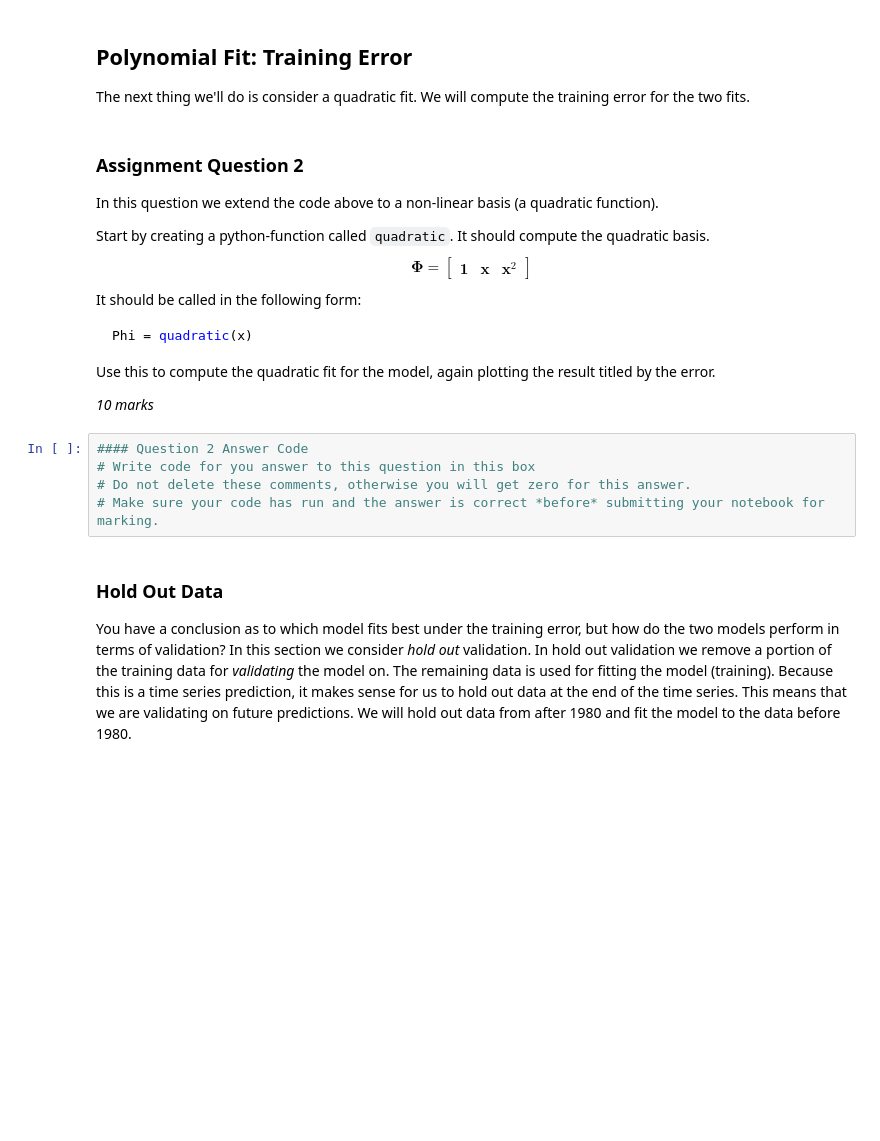
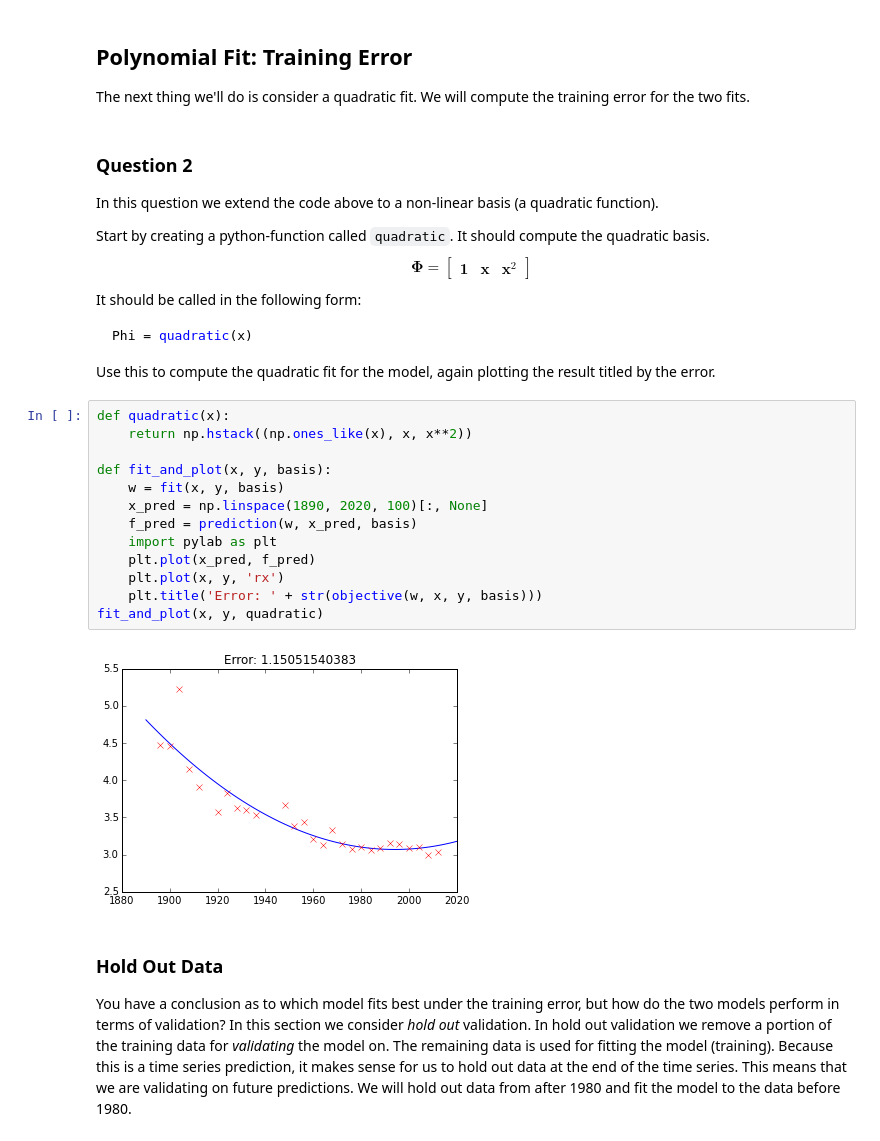
Before and after one commit to gpschool/dss15, a Jupyter notebook: model validation.ipynb, the cells around one changed output. Cells and saved outputs as stored; diff of their text form; blank space fills up the shorter version.

````diff
--- a/model validation.ipynb
+++ b/model validation.ipynb
@@ -133,7 +175,7 @@ Fit a linear model to the olympic data using these functions and plot the result
 
 The next thing we'll do is consider a quadratic fit. We will compute the training error for the two fits.
 # %% [markdown]
-### Assignment Question 2
+### Question 2
 
 In this question we extend the code above to a non-linear basis (a quadratic function).
 
@@ -144,13 +186,21 @@ It should be called in the following form:
 Phi = quadratic(x)
 ```
 Use this to compute the quadratic fit for the model, again plotting the result titled by the error.
-
-*10 marks*
-# %%
-#### Question 2 Answer Code
-# Write code for you answer to this question in this box
-# Do not delete these comments, otherwise you will get zero for this answer.
-# Make sure your code has run and the answer is correct *before* submitting your notebook for marking.
+# %%
+def quadratic(x):
+    return np.hstack((np.ones_like(x), x, x**2))
+
+def fit_and_plot(x, y, basis):
+    w = fit(x, y, basis)
+    x_pred = np.linspace(1890, 2020, 100)[:, None]
+    f_pred = prediction(w, x_pred, basis)
+    import pylab as plt
+    plt.plot(x_pred, f_pred)
+    plt.plot(x, y, 'rx')
+    plt.title('Error: ' + str(objective(w, x, y, basis)))
+fit_and_plot(x, y, quadratic)
+# %% [output]
+[figure, added]
 # %% [markdown]
 ### Hold Out Data
 
````
Also changed, not shown: parts of 19 cells of this notebook.
